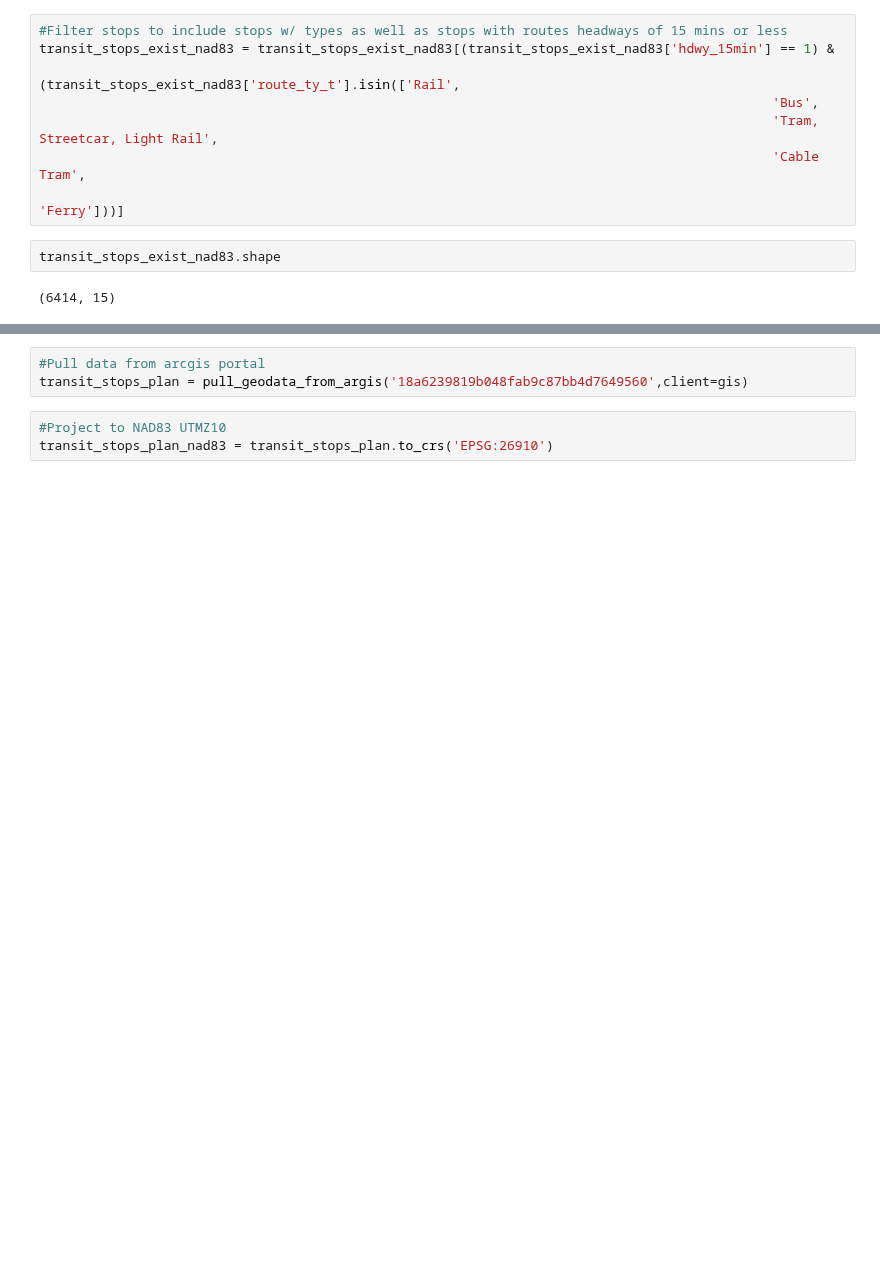
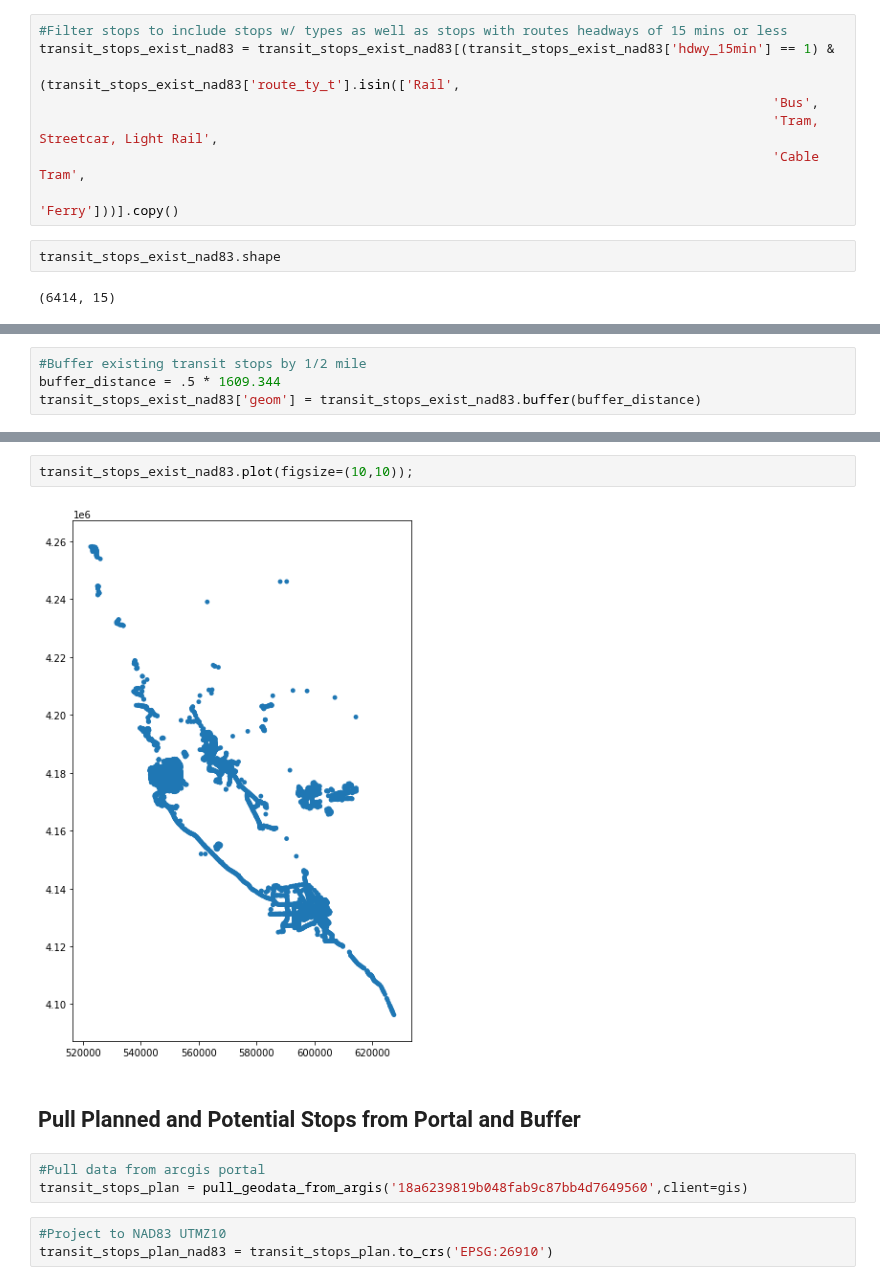
Before and after one commit to BayAreaMetro/Spatial-Analysis-Mapping-Projects, a Jupyter notebook: Project-Documentation/Plan-Bay-Area-2050-Growth-Framework/Scripts/Create Transit Rich Areas Dataset.ipynb, the cells around one changed output, grey strips where cells are left out. Drawn from its saved outputs; the diff is of its cells as text; blank space fills up the shorter version.

Commit message:
Update transit rich areas notebook

```diff
--- a/Project-Documentation/Plan-Bay-Area-2050-Growth-Framework/Scripts/Create Transit Rich Areas Dataset.ipynb
+++ b/Project-Documentation/Plan-Bay-Area-2050-Growth-Framework/Scripts/Create Transit Rich Areas Dataset.ipynb
@@ -72,7 +92,7 @@ transit_stops_exist_nad83 = transit_stops_exist_nad83[(transit_stops_exist_nad83
                                                                                               'Bus',
                                                                                               'Tram, Streetcar, Light Rail',
                                                                                               'Cable Tram',
-                                                                                              'Ferry']))]
+                                                                                              'Ferry']))].copy()
 # %%
 transit_stops_exist_nad83.shape
 # %% [output]
@@ -81,0 +100,4 @@ transit_stops_exist_nad83.shape
+# %%
+#Buffer existing transit stops by 1/2 mile
+buffer_distance = .5 * 1609.344
+transit_stops_exist_nad83['geom'] = transit_stops_exist_nad83.buffer(buffer_distance)
@@ -82,3 +124,9 @@ transit_stops_exist_nad83.shape
+# %%
+transit_stops_exist_nad83.plot(figsize=(10,10));
+# %% [output]
+[figure, added]
+# %% [markdown]
+## Pull Planned and Potential Stops from Portal and Buffer
 # %%
 #Pull data from arcgis portal
 transit_stops_plan = pull_geodata_from_argis('18a6239819b048fab9c87bb4d7649560',client=gis)
```
Also changed, not shown: parts of 40 cells of this notebook, 1 other file.
